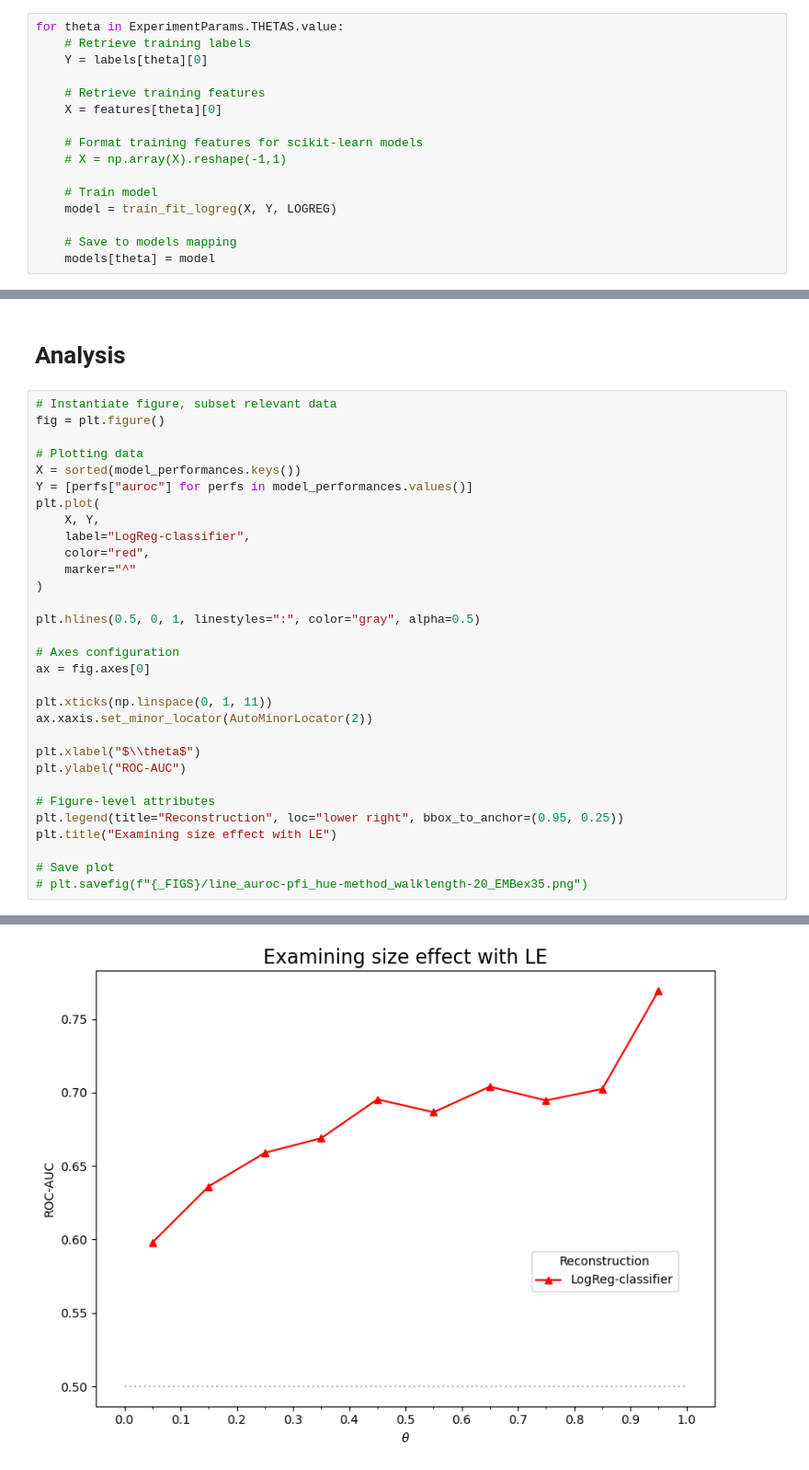
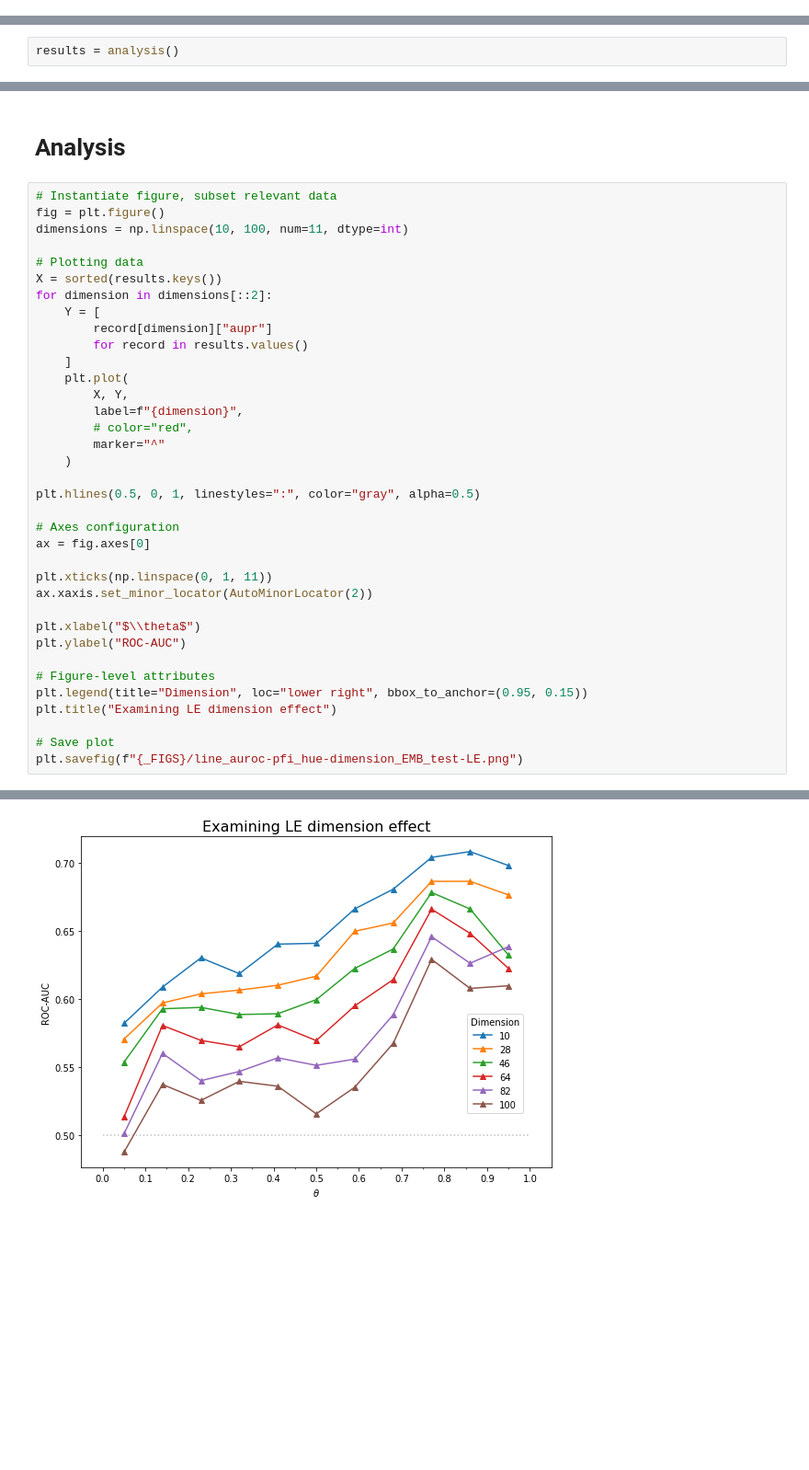
Before and after one commit to kaiser-dan/proj_naive-embedded-reconstruction, a Jupyter notebook: _research/testing_LE.ipynb, the cells around one changed output, grey strips where cells are left out. Shown at 92% size. Cells and saved outputs as stored; diff of their text form; blank space fills up the shorter version.

Commit message:
Add dimension figure

```diff
--- a/_research/testing_LE.ipynb
+++ b/_research/testing_LE.ipynb
@@ -664,16 +245,0 @@ models = dict()  # theta -> [trained logistic regression]
-# %%
-for theta in ExperimentParams.THETAS.value:
-    # Retrieve training labels
-    Y = labels[theta][0]
-
-    # Retrieve training features
-    X = features[theta][0]
-
-    # Format training features for scikit-learn models
-    # X = np.array(X).reshape(-1,1)
-
-    # Train model
-    model = train_fit_logreg(X, Y, LOGREG)
-
-    # Save to models mapping
-    models[theta] = model
@@ -705,0 +246,2 @@ for theta in ExperimentParams.THETAS.value:
+# %%
+results = analysis()
@@ -708,16 +275,21 @@ for theta in ExperimentParams.THETAS.value:
 # %%
 # Instantiate figure, subset relevant data
 fig = plt.figure()
+dimensions = np.linspace(10, 100, num=11, dtype=int)
 
 # Plotting data
-X = sorted(model_performances.keys())
-Y = [perfs["auroc"] for perfs in model_performances.values()]
-plt.plot(
-    X, Y,
-    label="LogReg-classifier",
-    color="red",
-    marker="^"
-)
+X = sorted(results.keys())
+for dimension in dimensions[::2]:
+    Y = [
+        record[dimension]["aupr"]
+        for record in results.values()
+    ]
+    plt.plot(
+        X, Y,
+        label=f"{dimension}",
+        # color="red",
+        marker="^"
+    )
 
 plt.hlines(0.5, 0, 1, linestyles=":", color="gray", alpha=0.5)
 
@@ -731,9 +303,9 @@ plt.xlabel("$\\theta$")
 plt.ylabel("ROC-AUC")
 
 # Figure-level attributes
-plt.legend(title="Reconstruction", loc="lower right", bbox_to_anchor=(0.95, 0.25))
-plt.title("Examining size effect with LE")
+plt.legend(title="Dimension", loc="lower right", bbox_to_anchor=(0.95, 0.15))
+plt.title("Examining LE dimension effect")
 
 # Save plot
-# plt.savefig(f"{_FIGS}/line_auroc-pfi_hue-method_walklength-20_EMBex35.png")
+plt.savefig(f"{_FIGS}/line_auroc-pfi_hue-dimension_EMB_test-LE.png")
 # %% [output]
@@ -741 +312 @@ Text(0.5, 1.0, 'Examining size effect with LE')
-[figure, old version]
+[figure, new version]
```
Also changed, not shown: parts of 41 cells of this notebook, 2 other files.
